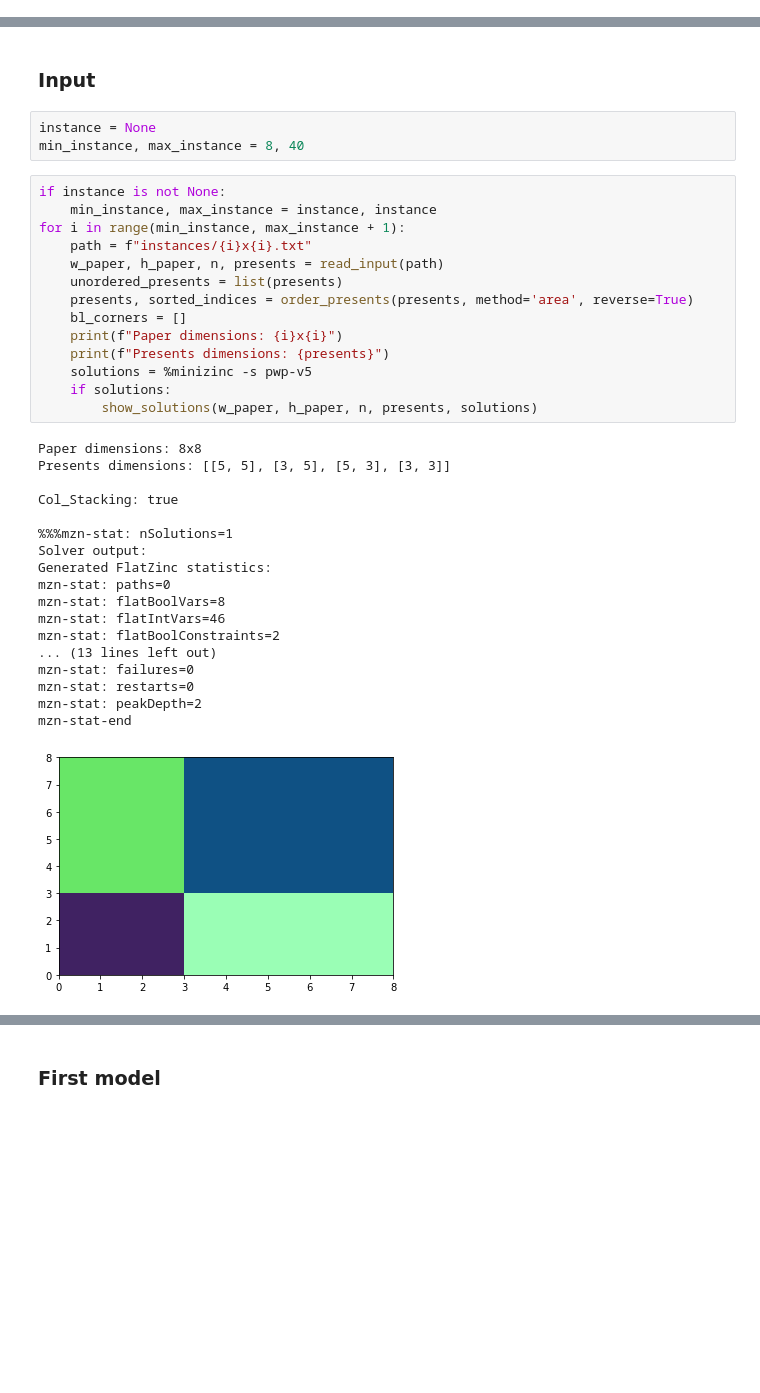
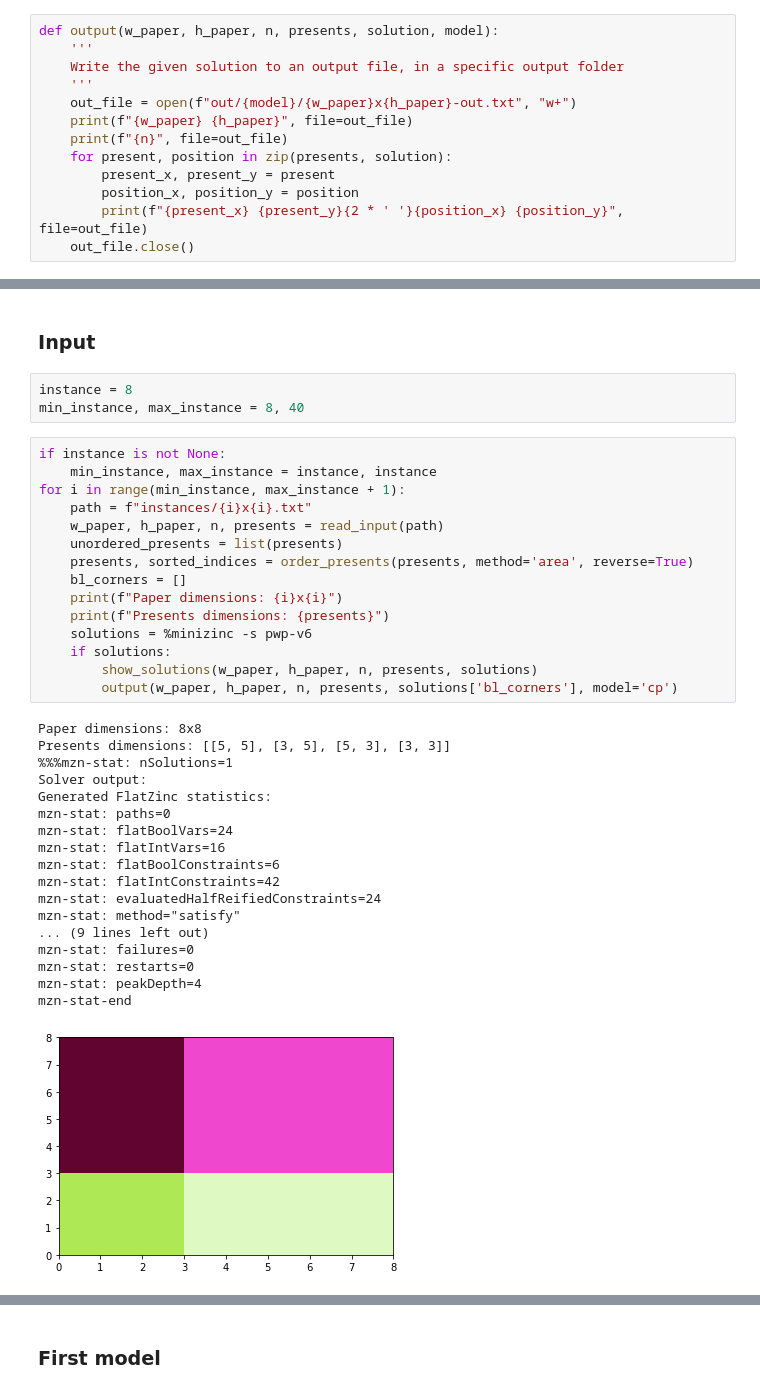
Before and after one commit to LeoCalbi/present-wrapping, a Jupyter notebook: pwp.ipynb, the cells around one changed output, grey strips where cells are left out. Drawn from its saved outputs; the diff is of its cells as text; blank space fills up the shorter version.

Commit message:
add output folder

```diff
--- a/pwp.ipynb
+++ b/pwp.ipynb
@@ -61,44 +61,58 @@ def order_presents(presents, method='height', reverse=False):
     sorted_indices = sorted(range(len(to_sort)), key=lambda k: to_sort[k], reverse=reverse)
     presents = [presents[i] for i in sorted_indices]
     return presents, sorted_indices
+# %%
+def output(w_paper, h_paper, n, presents, solution, model):
+    '''
+    Write the given solution to an output file, in a specific output folder
+    '''
+    out_file = open(f"out/{model}/{w_paper}x{h_paper}-out.txt", "w+")
+    print(f"{w_paper} {h_paper}", file=out_file)
+    print(f"{n}", file=out_file)
+    for present, position in zip(presents, solution):
+        present_x, present_y = present
+        position_x, position_y = position
+        print(f"{present_x} {present_y}{2 * ' '}{position_x} {position_y}", file=out_file)
+    out_file.close()
 # %% [markdown]
 ## MiniZinc model
 # %% [markdown]
 ### Input
 # %%
-instance = None
+instance = 8
 min_instance, max_instance = 8, 40
 # %%
 if instance is not None:
     min_instance, max_instance = instance, instance
 for i in range(min_instance, max_instance + 1):
     path = f"instances/{i}x{i}.txt"
     w_paper, h_paper, n, presents = read_input(path)
     unordered_presents = list(presents)
     presents, sorted_indices = order_presents(presents, method='area', reverse=True)
     bl_corners = []
     print(f"Paper dimensions: {i}x{i}")
     print(f"Presents dimensions: {presents}")
-    solutions = %minizinc -s pwp-v5
+    solutions = %minizinc -s pwp-v6
     if solutions:
         show_solutions(w_paper, h_paper, n, presents, solutions)
+        output(w_paper, h_paper, n, presents, solutions['bl_corners'], model='cp')
 # %% [output]
 Paper dimensions: 8x8
 Presents dimensions: [[5, 5], [3, 5], [5, 3], [3, 3]]
-
-Col_Stacking: true
-
 %%%mzn-stat: nSolutions=1
 Solver output:
 Generated FlatZinc statistics:
 mzn-stat: paths=0
-mzn-stat: flatBoolVars=8
-mzn-stat: flatIntVars=46
-mzn-stat: flatBoolConstraints=2
-... (13 lines left out)
+mzn-stat: flatBoolVars=24
+mzn-stat: flatIntVars=16
+mzn-stat: flatBoolConstraints=6
+mzn-stat: flatIntConstraints=42
+mzn-stat: evaluatedHalfReifiedConstraints=24
+mzn-stat: method="satisfy"
+... (9 lines left out)
 mzn-stat: failures=0
 mzn-stat: restarts=0
-mzn-stat: peakDepth=2
+mzn-stat: peakDepth=4
 mzn-stat-end
-[figure, old version]
+[figure, new version]
 Solution: [[3, 3], [0, 3], [3, 0], [0, 0]]
```
Also changed, not shown: parts of 3 cells of this notebook, 1 other file.
